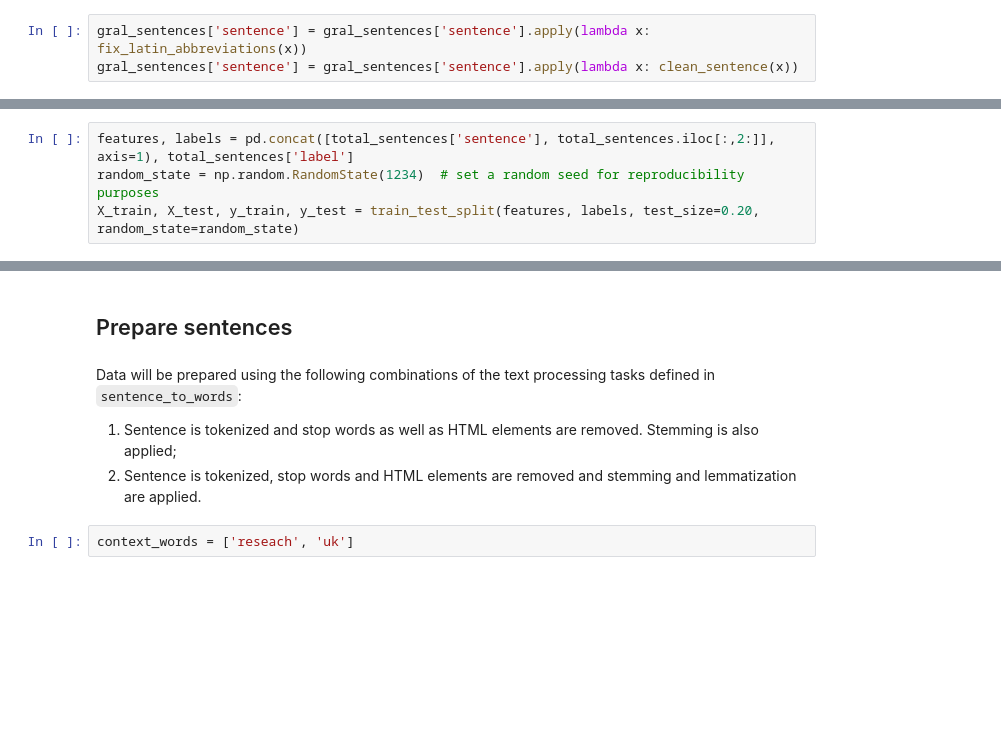
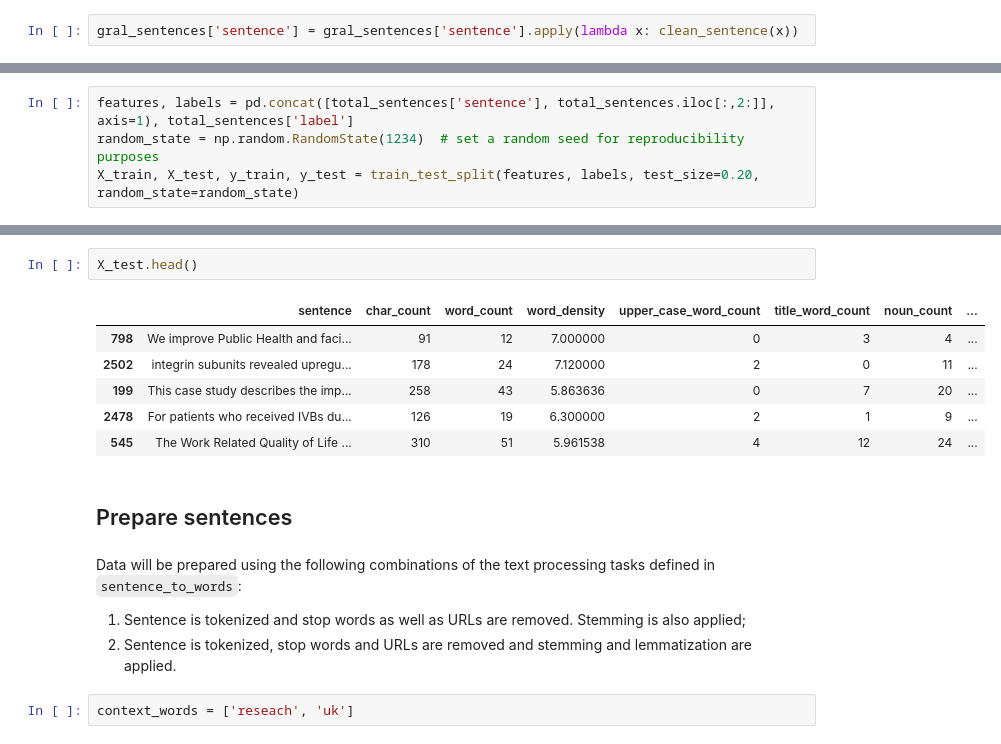
Before and after one commit to joausaga/impact-classifier, a Jupyter notebook: 1.impact_classifier.ipynb, the cells around one changed output, grey strips where cells are left out. Cells and saved outputs as stored; diff of their text form; blank space fills up the shorter version.

```diff
--- a/1.impact_classifier.ipynb
+++ b/1.impact_classifier.ipynb
@@ -122,7 +122,6 @@ gral_sentences = pd.read_csv("data/sentences/gral_sentences_3000.csv", index_col
 # %% [markdown]
 #### Clean sentences
 # %%
-gral_sentences['sentence'] = gral_sentences['sentence'].apply(lambda x: fix_latin_abbreviations(x))
 gral_sentences['sentence'] = gral_sentences['sentence'].apply(lambda x: clean_sentence(x))
 # %% [markdown]
 #### Add label column
@@ -289,12 +286,21 @@ X_train.head()
 | 2812 | reported that hypoxia inducible f... | 195 | 27 | 6.964286 | 2 | 1 | 15 | ... |
 | 3677 | Data are representative of three ... | 75 | 10 | 6.818182 | 0 | 1 | 4 | ... |
 | 140 | Outcomes from CBR have been shown... | 161 | 25 | 6.192308 | 1 | 1 | 10 | ... |
+# %%
+X_test.head()
+# %% [output]
+|  | sentence | char_count | word_count | word_density | upper_case_word_count | title_word_count | noun_count | ... |
+| 798 | We improve Public Health and faci... | 91 | 12 | 7.000000 | 0 | 3 | 4 | ... |
+| 2502 | integrin subunits revealed upregu... | 178 | 24 | 7.120000 | 2 | 0 | 11 | ... |
+| 199 | This case study describes the imp... | 258 | 43 | 5.863636 | 0 | 7 | 20 | ... |
+| 2478 | For patients who received IVBs du... | 126 | 19 | 6.300000 | 2 | 1 | 9 | ... |
+| 545 | The Work Related Quality of Life ... | 310 | 51 | 5.961538 | 4 | 12 | 24 | ... |
 # %% [markdown]
 ## Prepare sentences
 # %% [markdown]
 Data will be prepared using the following combinations of the text processing tasks defined in `sentence_to_words`:
-1. Sentence is tokenized and stop words as well as HTML elements are removed. Stemming is also applied;
-2. Sentence is tokenized, stop words and HTML elements are removed and stemming and lemmatization are applied.
+1. Sentence is tokenized and stop words as well as URLs are removed. Stemming is also applied;
+2. Sentence is tokenized, stop words and URLs are removed and stemming and lemmatization are applied.
 # %%
 context_words = ['reseach', 'uk']
 # %%
```
Also changed, not shown: parts of 39 cells of this notebook.
